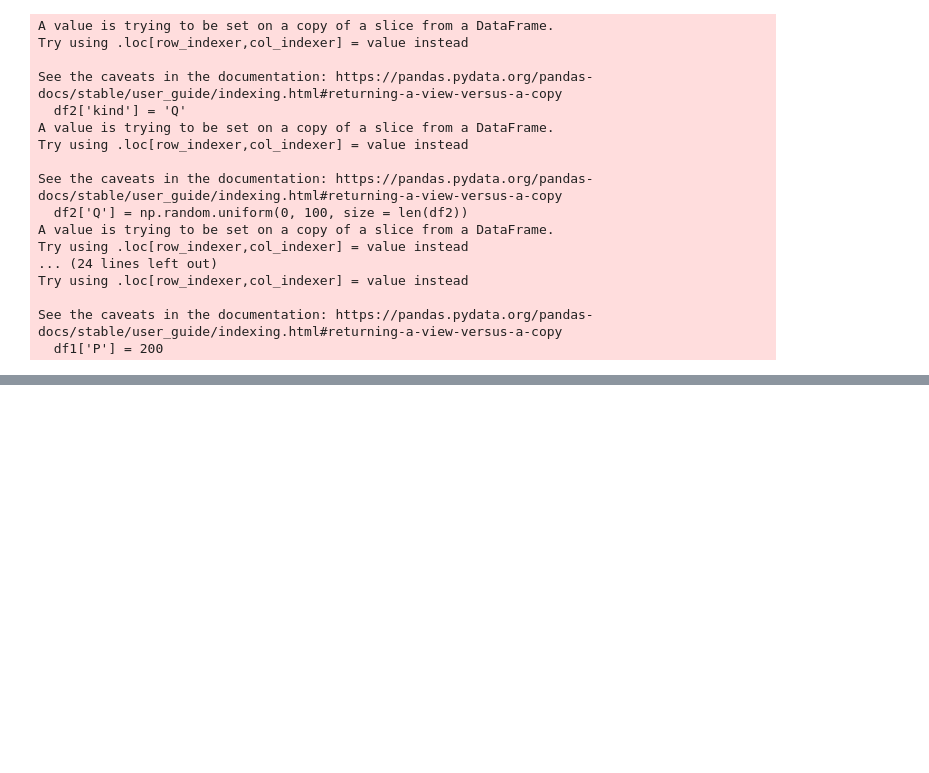
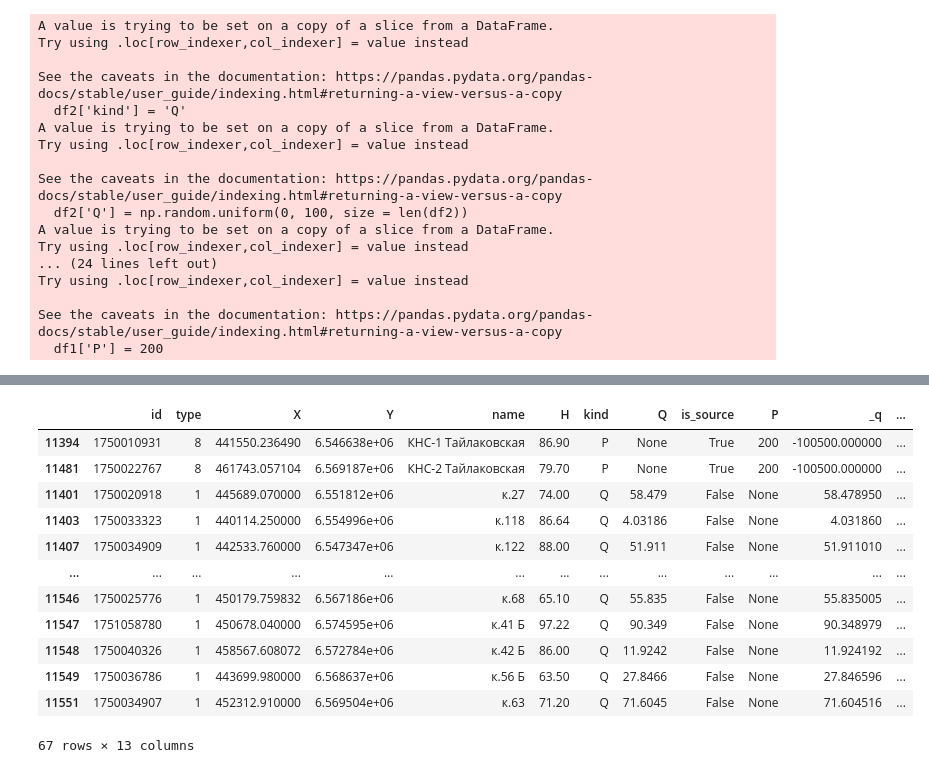
Before and after one commit to DenisYabl/PipesHydraulic, a Jupyter notebook: code/view_pipelines_tajlakovskoe.ipynb, the cells around one changed output, grey strips where cells are left out. Cells and saved outputs as stored; diff of their text form; code cells hidden in the pictures; blank space fills up the shorter version.

```diff
--- a/code/view_pipelines_tajlakovskoe.ipynb
+++ b/code/view_pipelines_tajlakovskoe.ipynb
@@ -568,0 +772,16 @@ rs_id: 1750000976
+# %%
+df_boundaries
+# %% [output]
+|  | id | type | X | Y | name | H | kind | Q | is_source | P | _q | ... |
+| 11394 | 1750010931 | 8 | 441550.236490 | 6.546638e+06 | КНС-1 Тайлаковская | 86.90 | P | None | True | 200 | -100500.000000 | ... |
+| 11481 | 1750022767 | 8 | 461743.057104 | 6.569187e+06 | КНС-2 Тайлаковская | 79.70 | P | None | True | 200 | -100500.000000 | ... |
+| 11401 | 1750020918 | 1 | 445689.070000 | 6.551812e+06 | к.27 | 74.00 | Q | 58.479 | False | None | 58.478950 | ... |
+| 11403 | 1750033323 | 1 | 440114.250000 | 6.554996e+06 | к.118 | 86.64 | Q | 4.03186 | False | None | 4.031860 | ... |
+| 11407 | 1750034909 | 1 | 442533.760000 | 6.547347e+06 | к.122 | 88.00 | Q | 51.911 | False | None | 51.911010 | ... |
+| ... | ... | ... | ... | ... | ... | ... | ... | ... | ... | ... | ... | ... |
+| 11546 | 1750025776 | 1 | 450179.759832 | 6.567186e+06 | к.68 | 65.10 | Q | 55.835 | False | None | 55.835005 | ... |
+| 11547 | 1751058780 | 1 | 450678.040000 | 6.574595e+06 | к.41 Б | 97.22 | Q | 90.349 | False | None | 90.348979 | ... |
+| 11548 | 1750040326 | 1 | 458567.608072 | 6.572784e+06 | к.42 Б | 86.00 | Q | 11.9242 | False | None | 11.924192 | ... |
+| 11549 | 1750036786 | 1 | 443699.980000 | 6.568637e+06 | к.56 Б | 63.50 | Q | 27.8466 | False | None | 27.846596 | ... |
+| 11551 | 1750034907 | 1 | 452312.910000 | 6.569504e+06 | к.63 | 71.20 | Q | 71.6045 | False | None | 71.604516 | ... |
+67 rows × 13 columns
```
Also changed, not shown: parts of 25 cells of this notebook.
